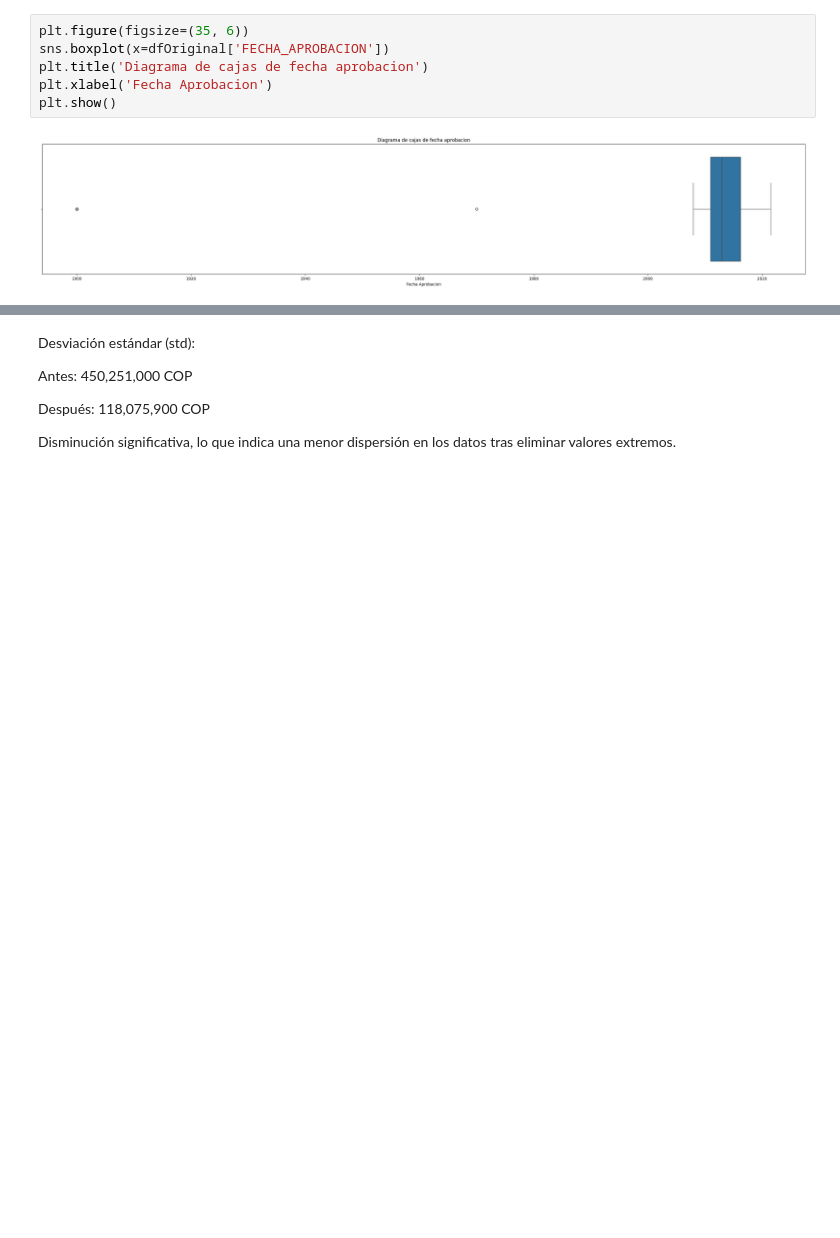
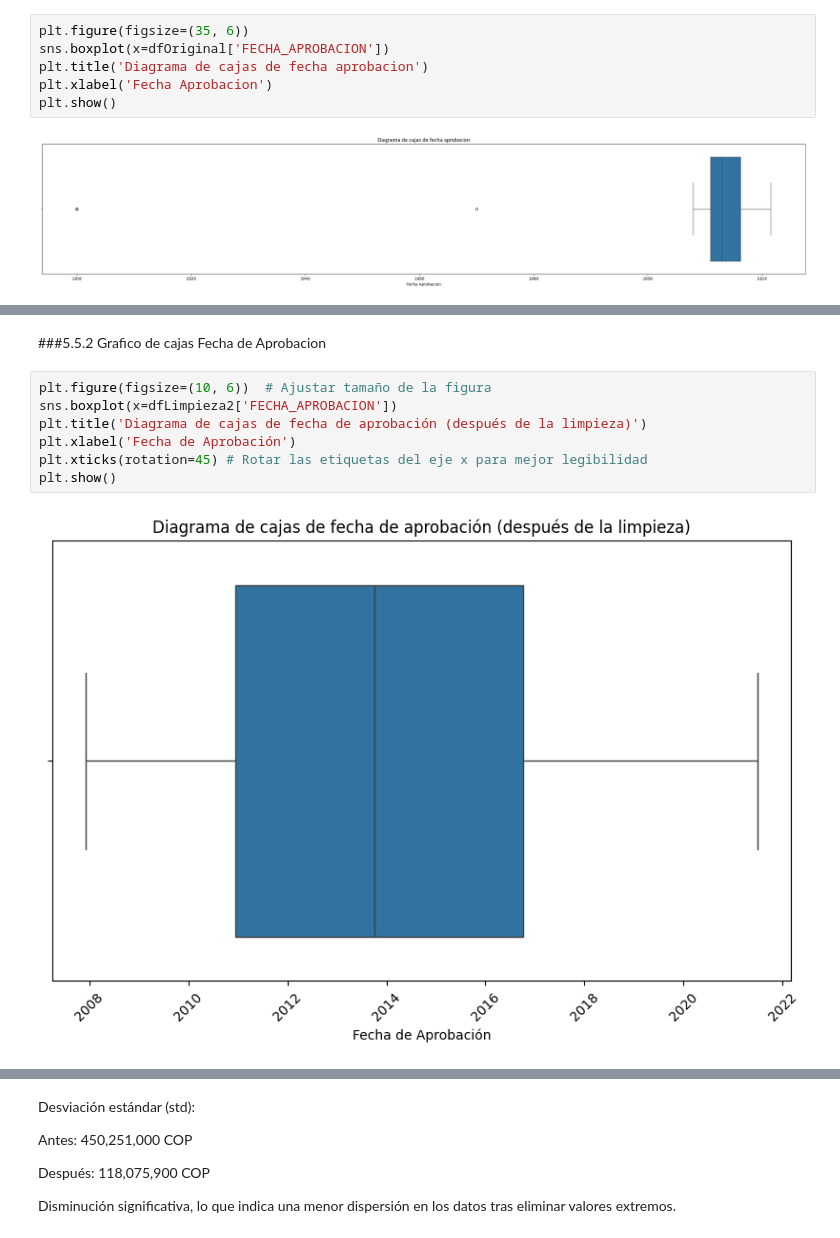
Before and after one commit to Diazbj/ProyectoAnalisisDeDatos, a Jupyter notebook: ProyectoAD.ipynb, the cells around one changed output, grey strips where cells are left out. Cells and saved outputs as stored; diff of their text form; blank space fills up the shorter version.

```diff
--- a/ProyectoAD.ipynb
+++ b/ProyectoAD.ipynb
@@ -232,0 +297,11 @@ df1.describe()
+# %% [markdown]
+###5.5.2 Grafico de cajas Fecha de Aprobacion
+# %%
+plt.figure(figsize=(10, 6))  # Ajustar tamaño de la figura
+sns.boxplot(x=dfLimpieza2['FECHA_APROBACION'])
+plt.title('Diagrama de cajas de fecha de aprobación (después de la limpieza)')
+plt.xlabel('Fecha de Aprobación')
+plt.xticks(rotation=45) # Rotar las etiquetas del eje x para mejor legibilidad
+plt.show()
+# %% [output]
+[figure, added]
```
Also changed, not shown: parts of 65 cells of this notebook.
